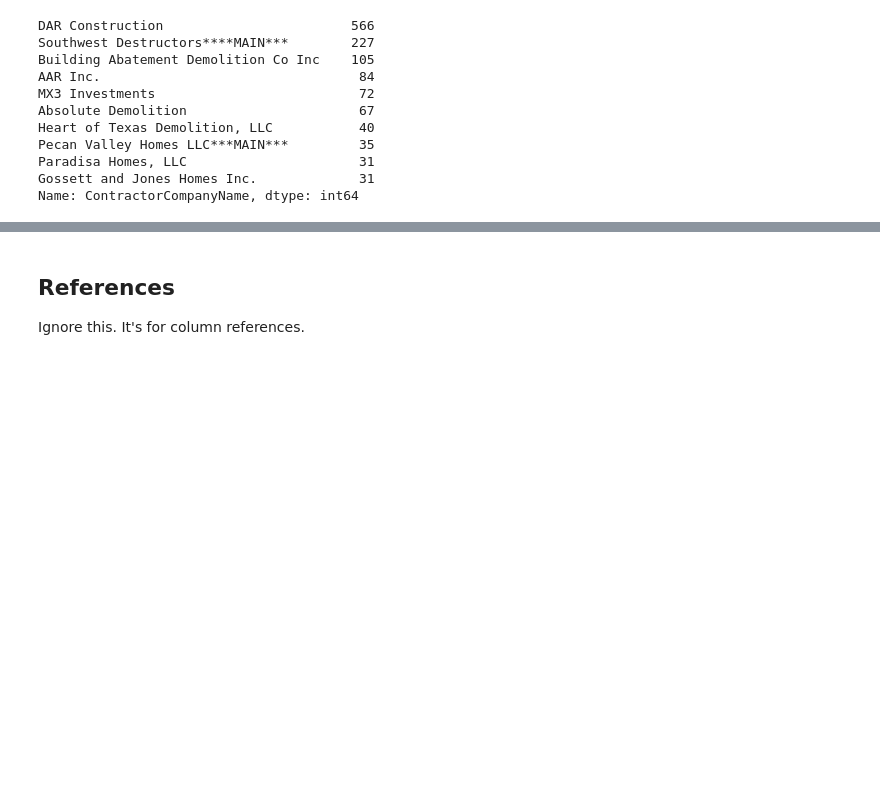
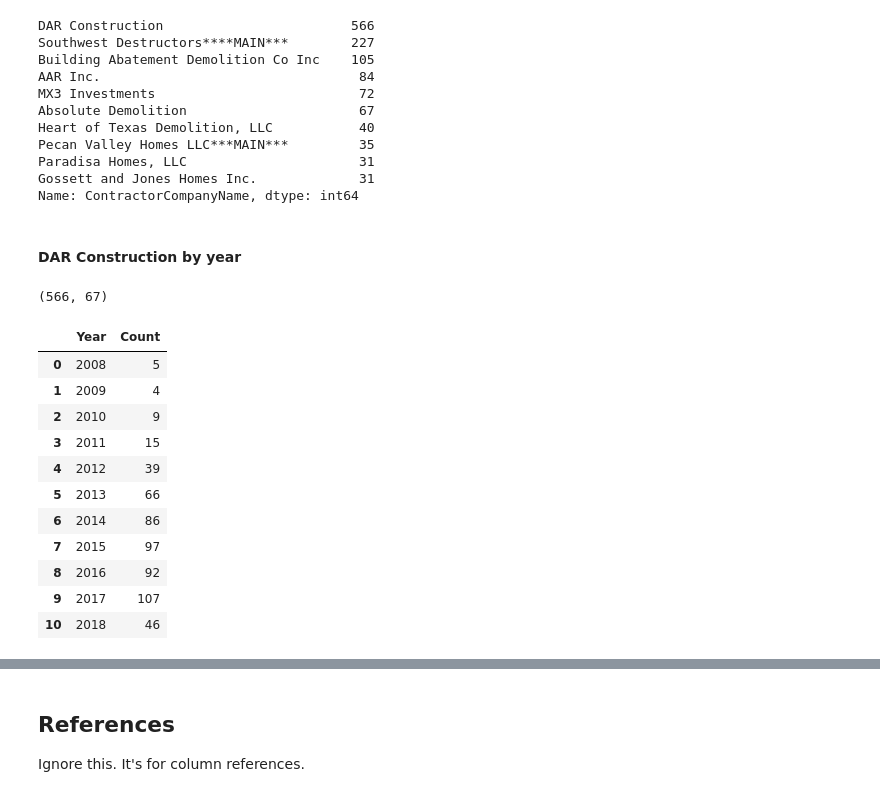
Before and after one commit to swkasica/demolitions, a Jupyter notebook: notebooks/02_Analysis_Full_demos.ipynb, the cells around one changed output, grey strips where cells are left out. Drawn from its saved outputs; the diff is of its cells as text; code cells hidden in the pictures; blank space fills up the shorter version.

```diff
--- a/notebooks/02_Analysis_Full_demos.ipynb
+++ b/notebooks/02_Analysis_Full_demos.ipynb
@@ -364,3 +364,35 @@ Pecan Valley Homes LLC***MAIN***         35
 Paradisa Homes, LLC                      31
 Gossett and Jones Homes Inc.             31
 Name: ContractorCompanyName, dtype: int64
+# %% [markdown]
+#### DAR Construction by year
+# %%
+# filter to just dar permits
+dar_permits = demolitions[demolitions['ContractorCompanyName'] == 'DAR Construction']
+dar_permits.shape
+# %% [output]
+(566, 67)
+# %%
+dar_by_year = dar_permits.groupby(['CalendarYearIssued']).agg(dict(
+    PermitNum='count'
+)).reset_index()
+dar_by_year.columns = ['Year', 'Count']
+dar_by_year
+# demos_yr_zip_all = demolitions.groupby(['CalendarYearIssued','OriginalZip']).agg(dict(
+#     PermitNum='count'
+# )).reset_index()
+# demos_yr_zip_all.columns = ['Year', 'Zip', 'Count']
+# demos_yr_zip_all.shape
+# %% [output]
+|  | Year | Count |
+| 0 | 2008 | 5 |
+| 1 | 2009 | 4 |
+| 2 | 2010 | 9 |
+| 3 | 2011 | 15 |
+| 4 | 2012 | 39 |
+| 5 | 2013 | 66 |
+| 6 | 2014 | 86 |
+| 7 | 2015 | 97 |
+| 8 | 2016 | 92 |
+| 9 | 2017 | 107 |
+| 10 | 2018 | 46 |
```
Also changed, not shown: parts of 6 cells of this notebook.
